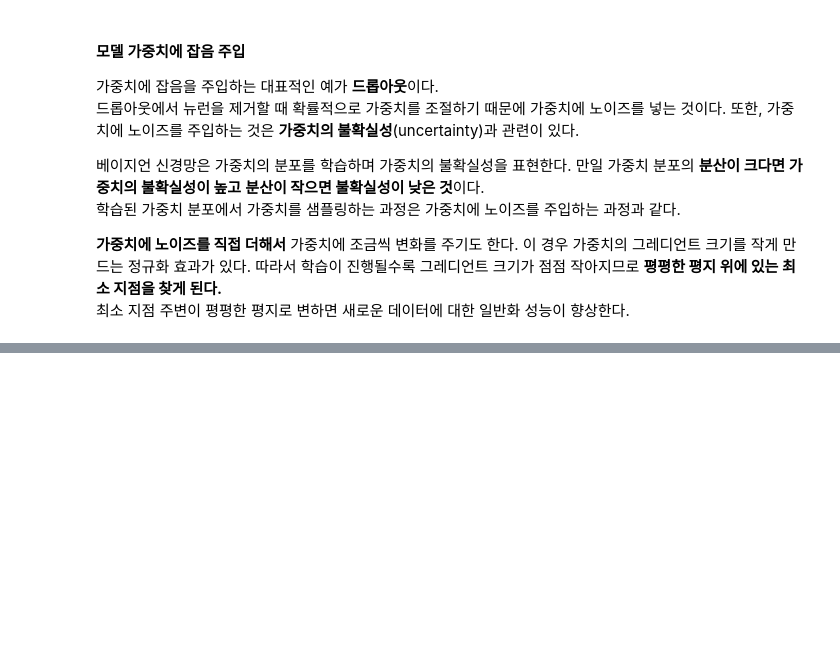
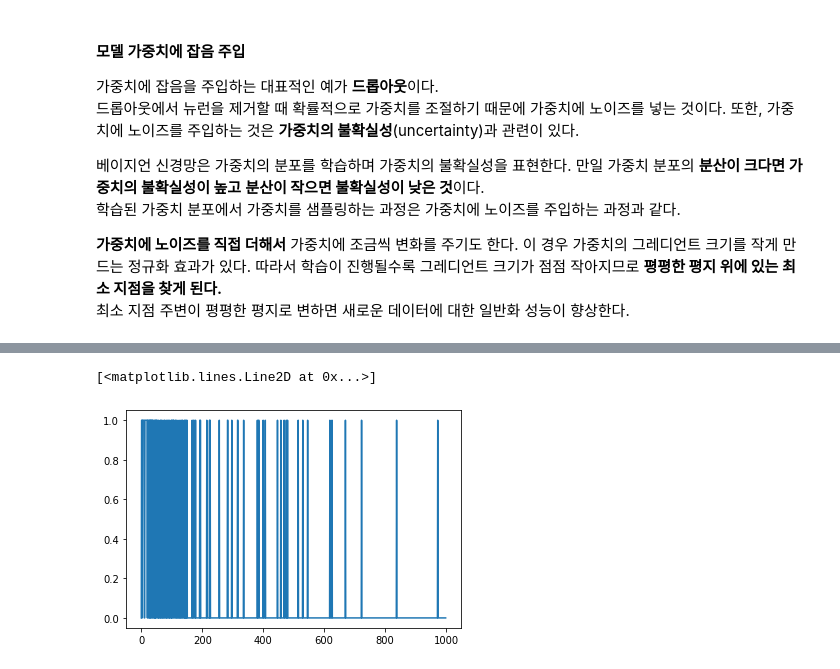
Before and after one commit to GeonKimdcu/DeepLearning, a Jupyter notebook: Chapter05.ipynb, the cells around one changed output, grey strips where cells are left out. Saved outputs shown, nothing was run; the diff lists cells and outputs as text; code cells hidden in the pictures; blank space fills up the shorter version.

```diff
--- a/Chapter05.ipynb
+++ b/Chapter05.ipynb
@@ -540,0 +596,15 @@ $$a^{(l)}=activation(W^{(l)T}x^{(l)}+b^{(l)})\\r^{(l)}\sim Bern(p)\\\hat{a}^{(l)
+# %%
+NUM_WORDS = 1000
+
+(train_data, train_labels), (test_data, test_labels) = keras.datasets.imdb.load_data(num_words=NUM_WORDS)
+
+def multi_hot_sequences(sequences, dimension):
+    # 0으로 채워진 (len(sequences), dimension) 크기의 행렬을 만듭니다
+    results = np.zeros((len(sequences), dimension))
+    for i, word_indices in enumerate(sequences):
+        results[i, word_indices] = 1.0  # results[i]의 특정 인덱스만 1로 설정합니다
+    return results
+
+
+train_data = multi_hot_sequences(train_data, dimension=NUM_WORDS)
+test_data = multi_hot_sequences(test_data, dimension=NUM_WORDS)
@@ -540,0 +615,5 @@ $$a^{(l)}=activation(W^{(l)T}x^{(l)}+b^{(l)})\\r^{(l)}\sim Bern(p)\\\hat{a}^{(l)
+# %%
+plt.plot(train_data[0])
+# %% [output]
+[<matplotlib.lines.Line2D at 0x...>]
+[figure, added]
```
Also changed, not shown: parts of 77 cells of this notebook.
